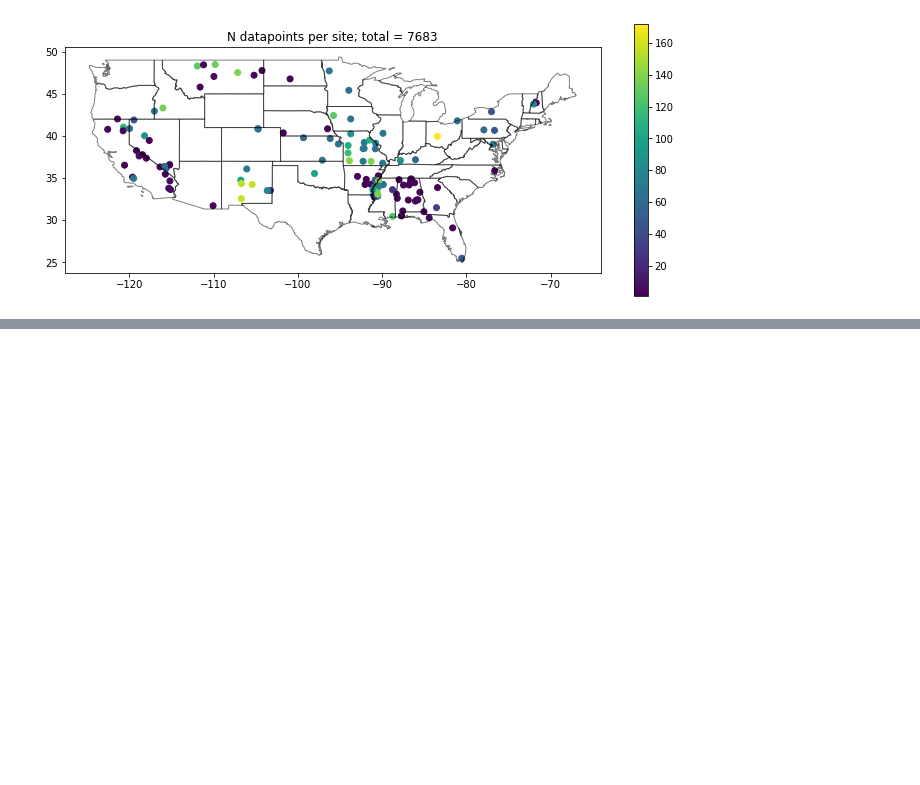
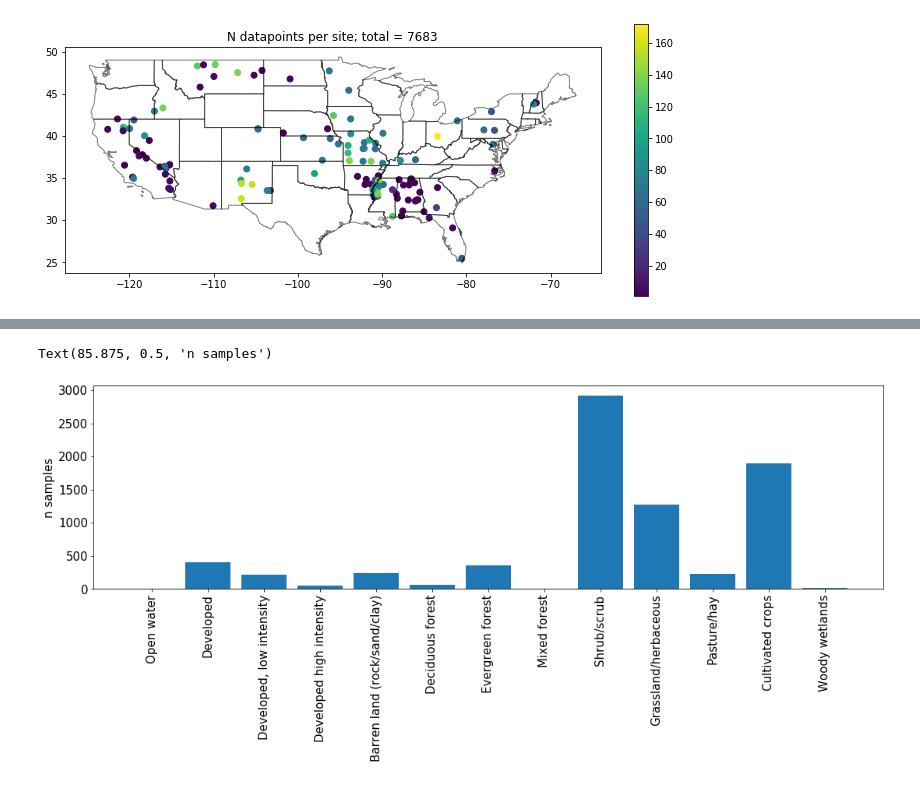
Before and after one commit to kashingtonDC/RZSM, a Jupyter notebook: code/analysis.ipynb, the cells around one changed output, grey strips where cells are left out. Cells and saved outputs as stored; diff of their text form; code cells hidden in the pictures; blank space fills up the shorter version.

```diff
--- a/code/analysis.ipynb
+++ b/code/analysis.ipynb
@@ -229,25 +130,0 @@ plt.show()
-# %%
-# Let's test with 4 day precip accumulation
-
-imageCollection = ee.ImageCollection("OREGONSTATE/PRISM/AN81d").filterBounds(area)
-
-def filter_date(product,y,m,d):
-    start = ee.Date.fromYMD(y,m,d).advance(-4, "day")
-    end = ee.Date.fromYMD(y,m,d)
-    end = ee.Date.fromYMD(y,m,d)
-    prod = product.filterDate(start, end).sort('system:time_start', False).select("ppt")
-    return prod
-
-def get_2day_precip(latlon_obj):
-    res = latlon_obj.reduceRegion(reducer=ee.Reducer.sum(),geometry=area,scale=10)
-    data = np.array((ee.Array(res.get("ppt")).getInfo()))
-    out = np.array(data)
-    return out
-
-rainfall = []
-
-for i,x in enumerate(dates):
-    y,m,d = dates[i].year, dates[i].month, dates[i].day
-    t = filter_date(imageCollection, y, m, d).sum()
-    precip_total = get_2day_precip(t)
-    rainfall.append(precip_total)
@@ -309,0 +157,18 @@ plt.show()
+# %%
+D = {}
+for k,v in nlcd.items():
+    t = df[df.lc_type == k]
+    if len(t) == 0:
+        continue
+    else:
+        D[v] = len(t)
+# %%
+plt.figure(figsize = (15,7))
+plt.bar(range(len(D)), list(D.values()), align='center')
+plt.xticks(range(len(D)), list(D.keys()), rotation='vertical', size = 15)
+plt.yticks(size = 15)
+plt.tight_layout()
+plt.ylabel("n samples", size = 15)
+# %% [output]
+Text(85.875, 0.5, 'n samples')
+[figure, added]
```
Also changed, not shown: parts of 21 cells of this notebook.
